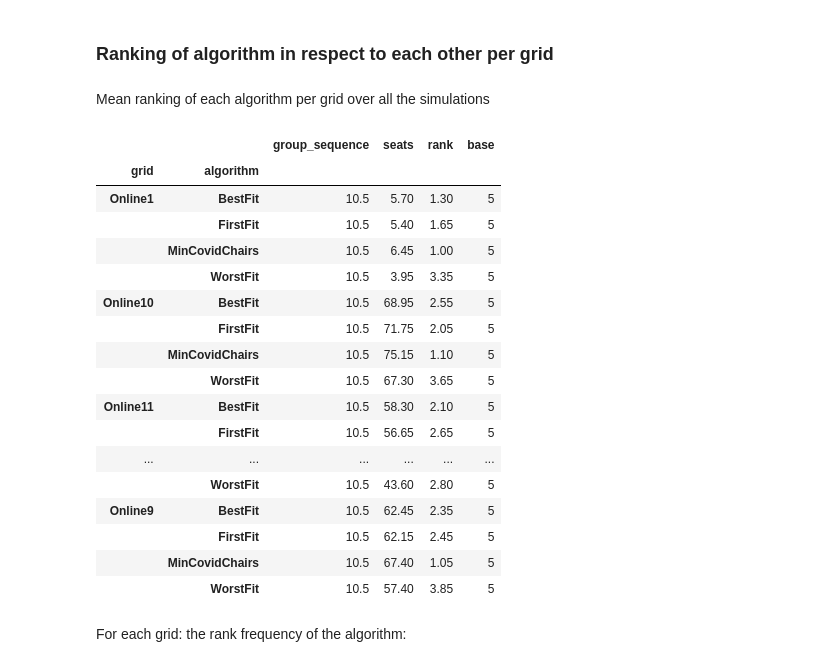
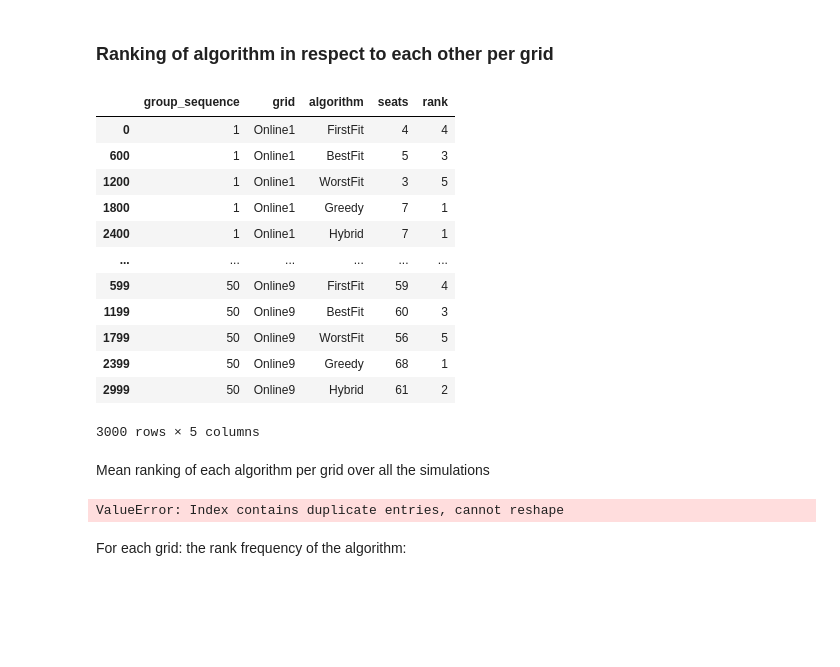
Before and after one commit to Martijn-Sturm/cinema_project, a Jupyter notebook: run_online_tests.ipynb, the cells around one changed output. Cells and saved outputs as stored; diff of their text form; code cells hidden in the pictures; blank space fills up the shorter version.

```diff
--- a/run_online_tests.ipynb
+++ b/run_online_tests.ipynb
@@ -149,32 +157,39 @@ px.bar(df_sim_max, x='grid', color='algorithm', y='seats', barmode='group').show
 # %%
 # For each grid - group_sequence combination, rank the algorithms in respect to each other
 df_sim.index.names = ['group_sequence', 'grid']
 df_ranking = df_sim.reset_index().melt(id_vars=['group_sequence','grid'], value_name='seats', var_name='algorithm').sort_values(['grid', 'group_sequence'])
 rank = df_ranking.groupby(['grid', 'group_sequence'])
 rank = rank['seats'].rank(method='min', ascending=False)
 df_ranking['rank'] = rank.astype('int16')
-# df_ranking # .head(n=50)
+df_ranking # .head(n=50)
+# %% [output]
+|  | group_sequence | grid | algorithm | seats | rank |
+| 0 | 1 | Online1 | FirstFit | 4 | 4 |
+| 600 | 1 | Online1 | BestFit | 5 | 3 |
+| 1200 | 1 | Online1 | WorstFit | 3 | 5 |
+| 1800 | 1 | Online1 | Greedy | 7 | 1 |
+| 2400 | 1 | Online1 | Hybrid | 7 | 1 |
+| ... | ... | ... | ... | ... | ... |
+| 599 | 50 | Online9 | FirstFit | 59 | 4 |
+| 1199 | 50 | Online9 | BestFit | 60 | 3 |
+| 1799 | 50 | Online9 | WorstFit | 56 | 5 |
+| 2399 | 50 | Online9 | Greedy | 68 | 1 |
+| 2999 | 50 | Online9 | Hybrid | 61 | 2 |
+3000 rows × 5 columns
 # %% [markdown]
 Mean ranking of each algorithm per grid over all the simulations
-# %%
-df_ranking_mean = df_ranking.groupby(['grid', 'algorithm']).mean()
-df_ranking_mean.assign(**{'base': 5})
-# %% [output]
-|  |  | group_sequence | seats | rank | base |
-| grid | algorithm |  |  |  |  |
-| Online1 | BestFit | 10.5 | 5.70 | 1.30 | 5 |
-|  | FirstFit | 10.5 | 5.40 | 1.65 | 5 |
-|  | MinCovidChairs | 10.5 | 6.45 | 1.00 | 5 |
-|  | WorstFit | 10.5 | 3.95 | 3.35 | 5 |
-| Online10 | BestFit | 10.5 | 68.95 | 2.55 | 5 |
-|  | FirstFit | 10.5 | 71.75 | 2.05 | 5 |
-|  | MinCovidChairs | 10.5 | 75.15 | 1.10 | 5 |
-|  | WorstFit | 10.5 | 67.30 | 3.65 | 5 |
-| Online11 | BestFit | 10.5 | 58.30 | 2.10 | 5 |
-|  | FirstFit | 10.5 | 56.65 | 2.65 | 5 |
-| ... | ... | ... | ... | ... | ... |
-|  | WorstFit | 10.5 | 43.60 | 2.80 | 5 |
-| Online9 | BestFit | 10.5 | 62.45 | 2.35 | 5 |
-|  | FirstFit | 10.5 | 62.15 | 2.45 | 5 |
-|  | MinCovidChairs | 10.5 | 67.40 | 1.05 | 5 |
-|  | WorstFit | 10.5 | 57.40 | 3.85 | 5 |
+# %%
+df_ranking_mean = df_ranking.groupby(['grid', 'algorithm']).mean().rename(columns={'rank': 'mean_rank'})
+rank = df_ranking_mean.groupby(['grid'])
+rank = rank['mean_rank'].rank(method='min', ascending=True).to_frame()
+# df_ranking_result = df_ranking_mean[rank]
+# df_ranking_result
+# df_ranking_mean
+df_ranking_result = rank.reset_index('algorithm').set_index('mean_rank', append=True).reset_index('grid').pivot(columns='grid')
+df_ranking_result.columns = df_ranking_result.columns.droplevel(None)
+# print(grid_order)
+# print(df_ranking_result.columns)
+df_ranking_result = df_ranking_result[grid_order]
+df_ranking_result
+# %% [output]
+ValueError: Index contains duplicate entries, cannot reshape
```
Also changed, not shown: parts of 8 cells of this notebook, 2 other files.
